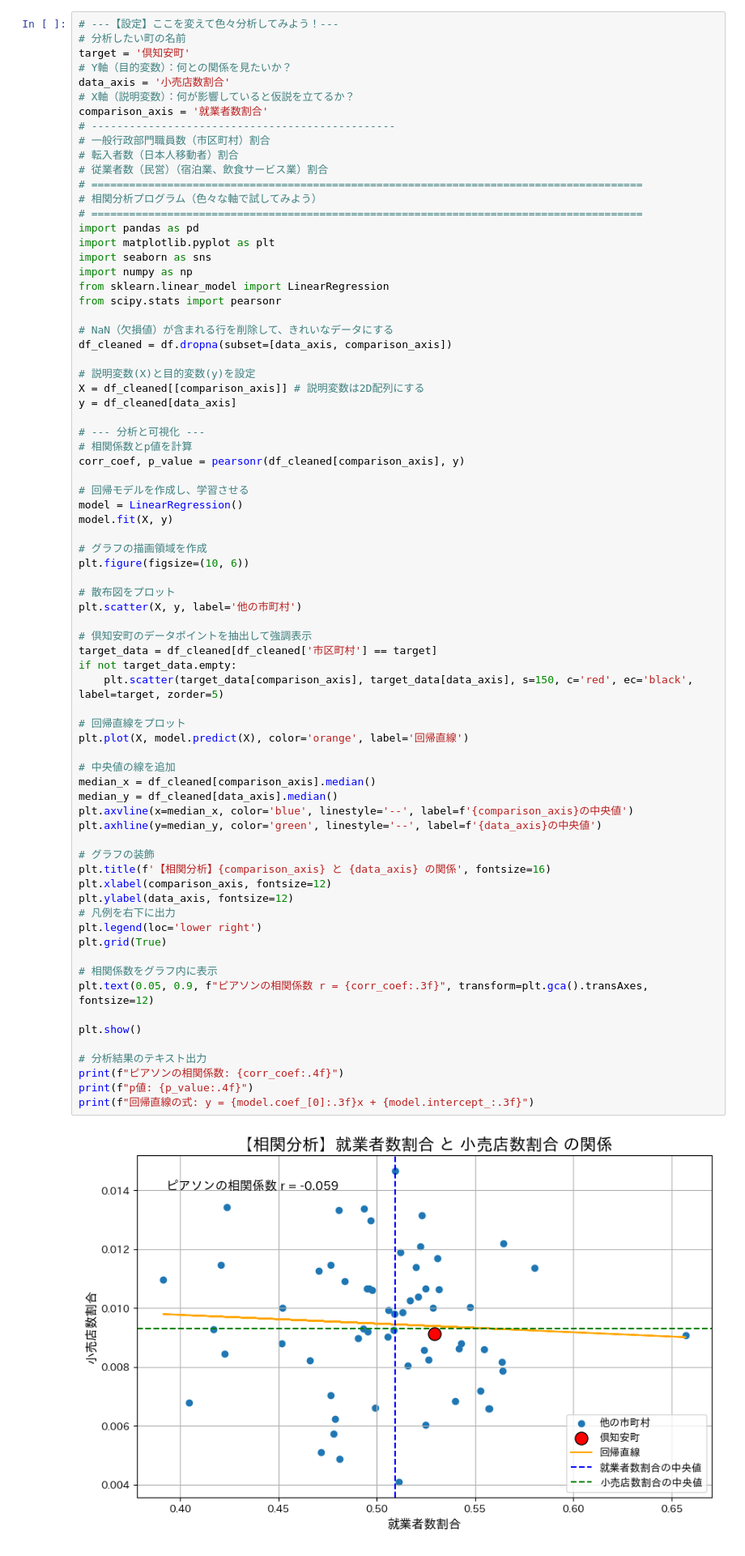
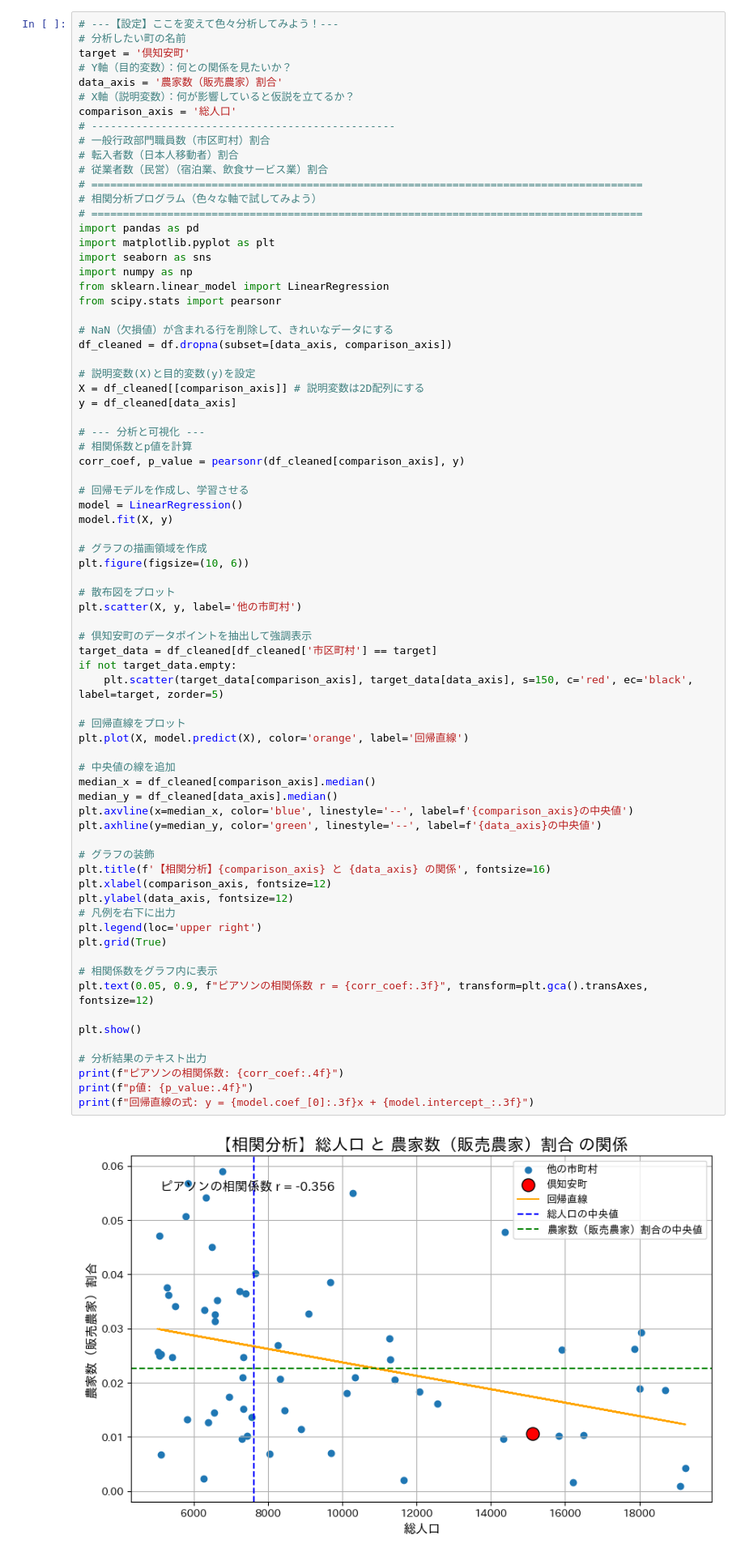
Before and after one commit to hirossk/khs, a Jupyter notebook: 倶知安高校データ分析・情報Ⅰ.ipynb, the cells around one changed output. Shown at 81% size. Saved outputs shown, nothing was run; the diff lists cells and outputs as text.

```diff
--- a/倶知安高校データ分析・情報Ⅰ.ipynb
+++ b/倶知安高校データ分析・情報Ⅰ.ipynb
@@ -331,9 +318,9 @@ print('絞り込み後のデータは',len(df), '件')
 # 分析したい町の名前
 target = '倶知安町'
 # Y軸（目的変数）：何との関係を見たいか？
-data_axis = '小売店数割合'
+data_axis = '農家数（販売農家）割合'
 # X軸（説明変数）：何が影響していると仮説を立てるか？
-comparison_axis = '就業者数割合'
+comparison_axis = '総人口'
 # ------------------------------------------------
 # 一般行政部門職員数（市区町村）割合
 # 転入者数（日本人移動者）割合
@@ -373,32 +360,32 @@ plt.scatter(X, y, label='他の市町村')
 target_data = df_cleaned[df_cleaned['市区町村'] == target]
 if not target_data.empty:
     plt.scatter(target_data[comparison_axis], target_data[data_axis], s=150, c='red', ec='black', label=target, zorder=5)
 
 # 回帰直線をプロット
 plt.plot(X, model.predict(X), color='orange', label='回帰直線')
 
 # 中央値の線を追加
 median_x = df_cleaned[comparison_axis].median()
 median_y = df_cleaned[data_axis].median()
 plt.axvline(x=median_x, color='blue', linestyle='--', label=f'{comparison_axis}の中央値')
 plt.axhline(y=median_y, color='green', linestyle='--', label=f'{data_axis}の中央値')
 
 # グラフの装飾
 plt.title(f'【相関分析】{comparison_axis} と {data_axis} の関係', fontsize=16)
 plt.xlabel(comparison_axis, fontsize=12)
 plt.ylabel(data_axis, fontsize=12)
 # 凡例を右下に出力
-plt.legend(loc='lower right')
+plt.legend(loc='upper right')
 plt.grid(True)
 
 # 相関係数をグラフ内に表示
 plt.text(0.05, 0.9, f"ピアソンの相関係数 r = {corr_coef:.3f}", transform=plt.gca().transAxes, fontsize=12)
 
 plt.show()
 
 # 分析結果のテキスト出力
 print(f"ピアソンの相関係数: {corr_coef:.4f}")
 print(f"p値: {p_value:.4f}")
 print(f"回帰直線の式: y = {model.coef_[0]:.3f}x + {model.intercept_:.3f}")
 # %% [output]
-[figure, old version]
+[figure, new version]
```
Also changed, not shown: parts of 5 cells of this notebook.
